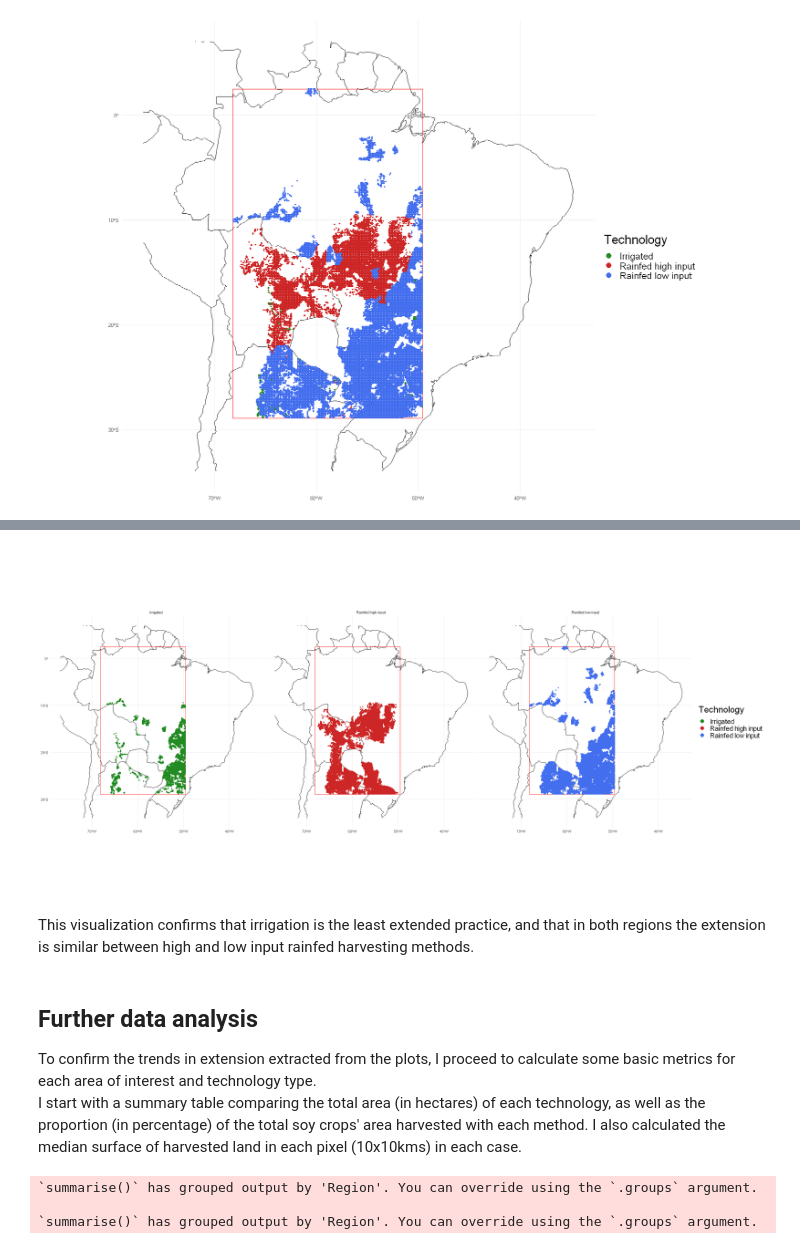
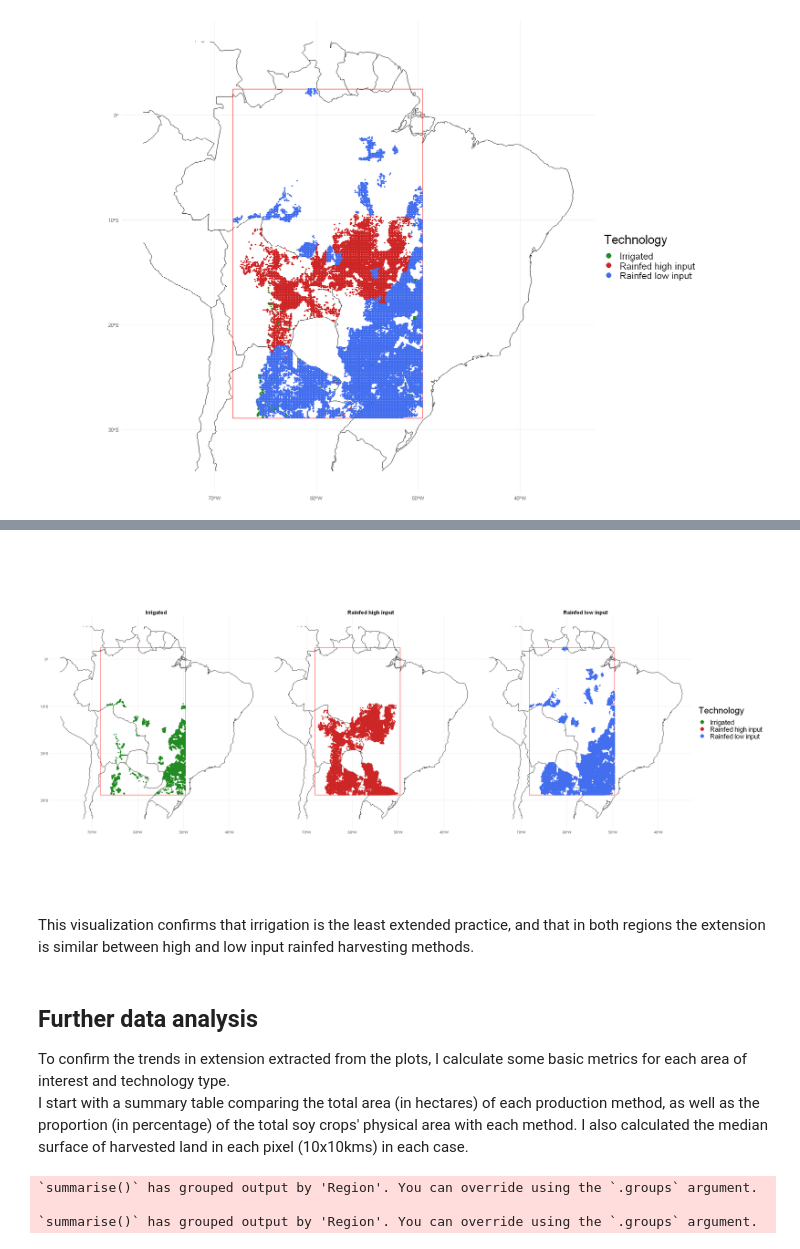
Before and after one commit to AngelArcones/Vizzuality_challenge, a Jupyter notebook: Vizzuality_challenge.ipynb, the cells around one changed output, grey strips where cells are left out. Cells and saved outputs as stored; diff of their text form; code cells hidden in the pictures.

```diff
--- a/Vizzuality_challenge.ipynb
+++ b/Vizzuality_challenge.ipynb
@@ -57,7 +62,7 @@ for(i in 1:length(data_csv_list)){
 
   var_soy <- grep("soyb", names(df_1), value = T)
 
-  df_clean <- df_1[, c("x", "y", "rec_type", "tech_type", var_soy,
+  df_clean <- df_1[, c("x", "y", "tech_type", var_soy,
                        "year_data", "source", "name_cntr", "name_adm1")]
 
   names(df_clean)[names(df_clean) == var_soy] <- "soy_beans"
@@ -231,27 +238,27 @@ ggplot()+
 # %%
 options(repr.plot.width = 25, repr.plot.height = 12, repr.plot.res = 100)
 ggplot()+
   geom_sf(data = america_map, fill = "white") +
   geom_sf(data = area_america,color = "red", fill = NA)+
   geom_sf(data = df_america, aes(color=Technology), size = 1)+
   scale_color_manual(values = c("Irrigated"= "forestgreen",
                                 "Rainfed high input" = "firebrick3",
                                 "Rainfed low input" = "royalblue2",
                                 "Rainfed subsistance" = "purple4"))+
   guides(color = guide_legend(override.aes = list(size = rel(4))))+
   theme_minimal()+
-  theme(plot.tag = element_text(size=rel(2)),
+  theme(strip.text.x = element_text(size=rel(1.5), face = "bold"),
         legend.title=element_text(size=rel(2)),
         legend.text=element_text(size=rel(1.5)))+
   facet_wrap(~Technology)
 # %% [output]
-[figure, old version]
+[figure, new version]
 # %% [markdown]
 This visualization confirms that irrigation is the least extended practice, and that in both regions the extension is similar between high and low input rainfed harvesting methods.
 # %% [markdown]
 ## Further data analysis
-To confirm the trends in extension extracted from the plots, I proceed to calculate some basic metrics for each area of interest and technology type.
-I start with a summary table comparing the total area (in hectares) of each technology, as well as the proportion (in percentage) of the total soy crops' area harvested with each method. I also calculated the median surface of harvested land in each pixel (10x10kms) in each case.
+To confirm the trends in extension extracted from the plots, I calculate some basic metrics for each area of interest and technology type.
+I start with a summary table comparing the total area (in hectares) of each production method, as well as the proportion (in percentage) of the total soy crops' physical area with each method. I also calculated the median surface of harvested land in each pixel (10x10kms) in each case.
 # %%
 df_am <- as.data.frame(df_america) %>% mutate("Region" = "S.America")
 df_as <- as.data.frame(df_asia) %>% mutate("Region" = "Asia")
```
Also changed, not shown: parts of 27 cells of this notebook.
